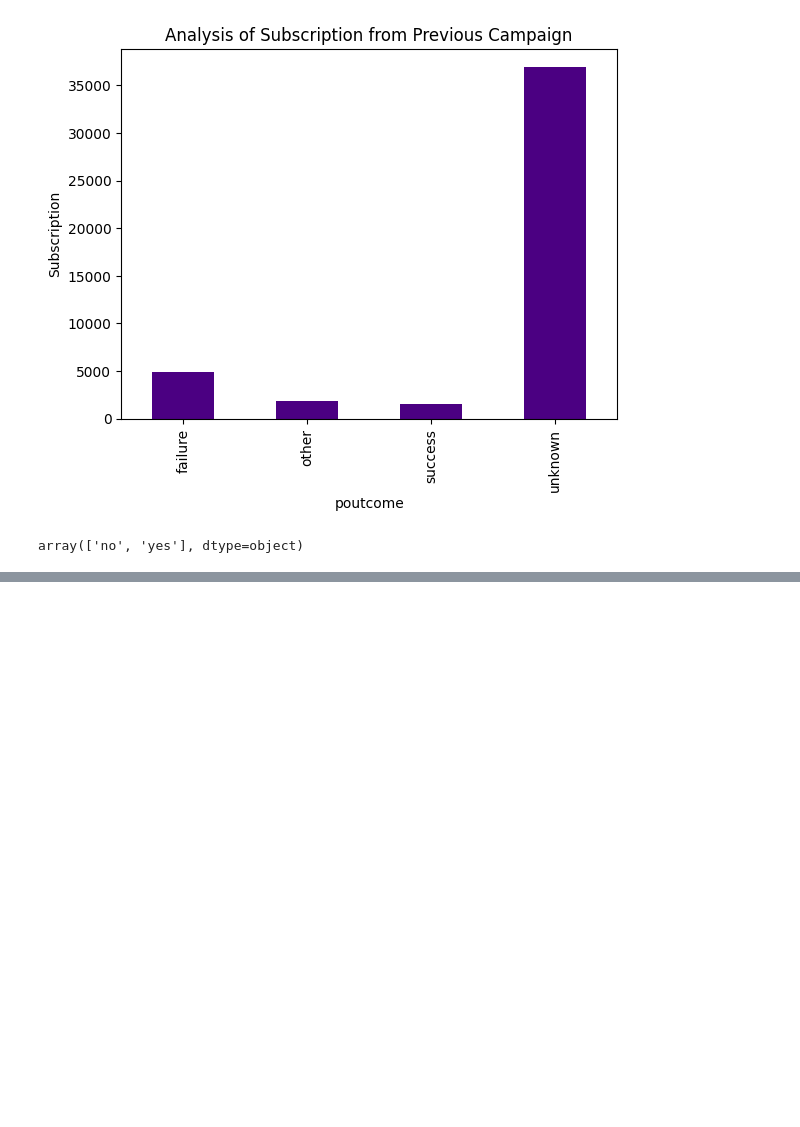
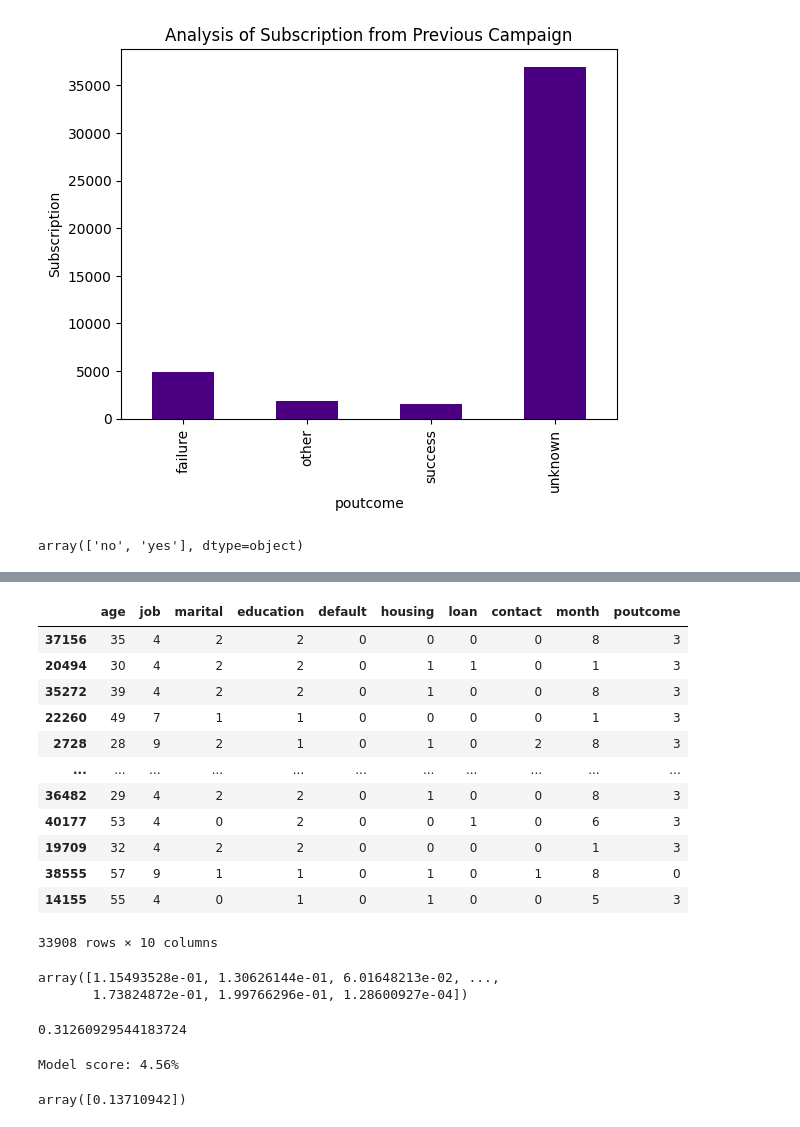
Before and after one commit to dhanishgb/DhanishtaBabooramHackathon1-143, a Jupyter notebook: BankCampaign Data Analysis.ipynb, the cells around one changed output, grey strips where cells are left out. Saved outputs shown, nothing was run; the diff lists cells and outputs as text; code cells hidden in the pictures; blank space fills up the shorter version.

```diff
--- a/BankCampaign Data Analysis.ipynb
+++ b/BankCampaign Data Analysis.ipynb
@@ -419,0 +436,12 @@ array(['no', 'yes'], dtype=object)
+# %%
+# Encode the categorical data
+df['job'].unique()
+
+df['job'].value_counts()
+
+from sklearn.preprocessing import LabelEncoder
+encoder=LabelEncoder()
+
+df['job']=encoder.fit_transform(df['job'])
+
+df.head()
@@ -419,0 +535,59 @@ array(['no', 'yes'], dtype=object)
+# %%
+from sklearn.model_selection import train_test_split #randomize and split the data for machine learning
+
+X_train,X_test,Y_train,Y_test=train_test_split(X,Y,test_size=0.25,random_state=12)
+# %%
+X_train
+# %% [output]
+|  | age | job | marital | education | default | housing | loan | contact | month | poutcome |
+| 37156 | 35 | 4 | 2 | 2 | 0 | 0 | 0 | 0 | 8 | 3 |
+| 20494 | 30 | 4 | 2 | 2 | 0 | 1 | 1 | 0 | 1 | 3 |
+| 35272 | 39 | 4 | 2 | 2 | 0 | 1 | 0 | 0 | 8 | 3 |
+| 22260 | 49 | 7 | 1 | 1 | 0 | 0 | 0 | 0 | 1 | 3 |
+| 2728 | 28 | 9 | 2 | 1 | 0 | 1 | 0 | 2 | 8 | 3 |
+| ... | ... | ... | ... | ... | ... | ... | ... | ... | ... | ... |
+| 36482 | 29 | 4 | 2 | 2 | 0 | 1 | 0 | 0 | 8 | 3 |
+| 40177 | 53 | 4 | 0 | 2 | 0 | 0 | 1 | 0 | 6 | 3 |
+| 19709 | 32 | 4 | 2 | 2 | 0 | 0 | 0 | 0 | 1 | 3 |
+| 38555 | 57 | 9 | 1 | 1 | 0 | 1 | 0 | 1 | 8 | 0 |
+| 14155 | 55 | 4 | 0 | 1 | 0 | 1 | 0 | 0 | 5 | 3 |
+33908 rows × 10 columns
+# %%
+from sklearn.linear_model import LinearRegression #Model 1
+
+lr_model=LinearRegression()
+
+lr_model.fit(X_train,Y_train) #Training using the training data
+
+y_pred=lr_model.predict(X_test)
+
+y_pred
+# %% [output]
+array([1.15493528e-01, 1.30626144e-01, 6.01648213e-02, ...,
+       1.73824872e-01, 1.99766296e-01, 1.28600927e-04])
+# %%
+from sklearn.metrics import mean_squared_error #Evaluate the model.
+
+mse=mean_squared_error(Y_test, y_pred)
+
+import math #import math library
+
+x=math.sqrt(mse)
+
+x
+# %% [output]
+0.31260929544183724
+# %%
+score=lr_model.score(X_test,Y_test) #Accuracy of the model
+
+print(f'Model score: {score*100:.2f}%')
+# %% [output]
+Model score: 4.56%
+# %%
+# Making a prediction
+
+prediction=lr_model.predict([[53, 4, 0, 2, 0, 0, 1, 0, 6, 3]])
+
+prediction
+# %% [output]
+array([0.13710942])
```
Also changed, not shown: parts of 9 cells of this notebook.
